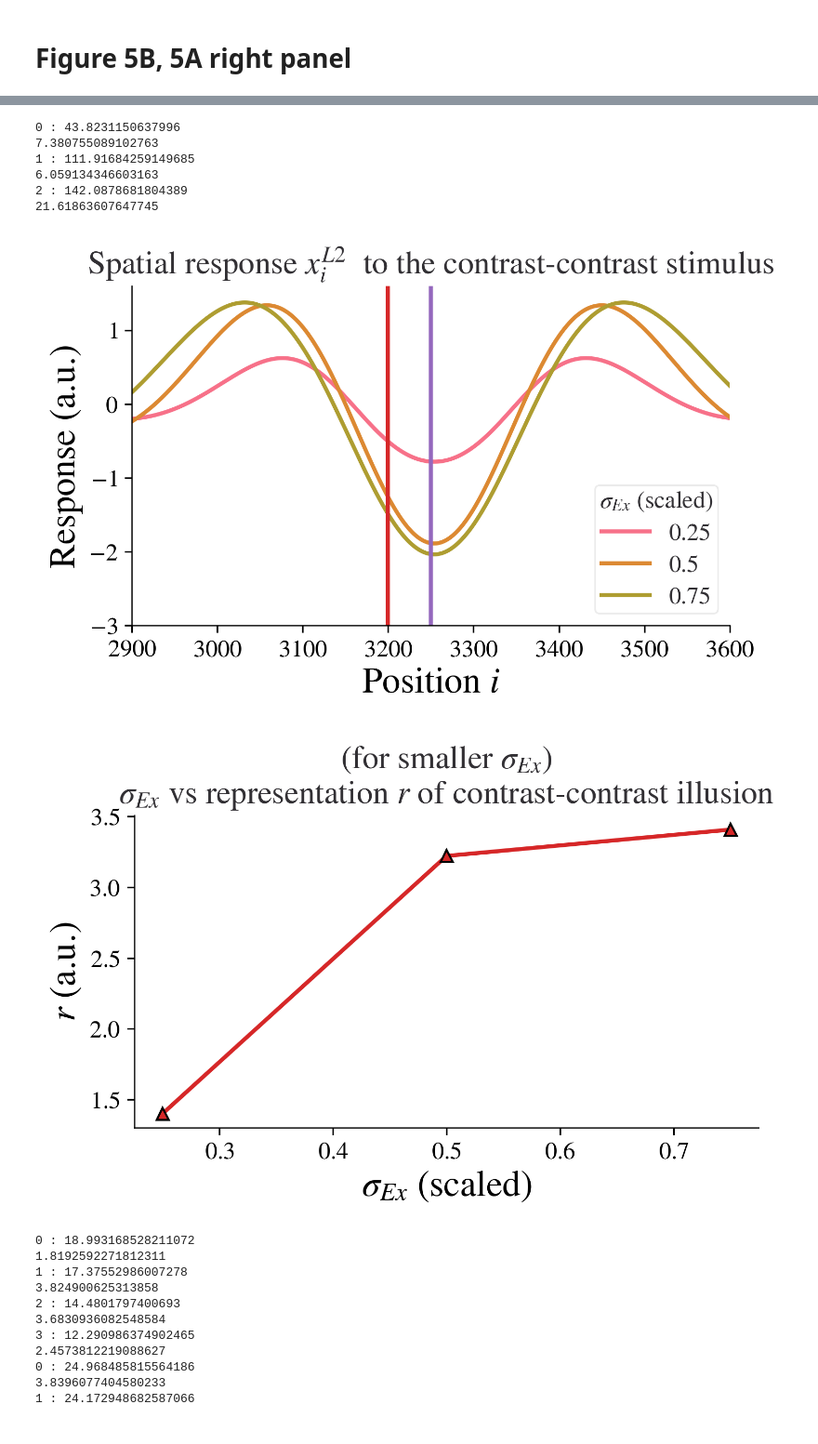
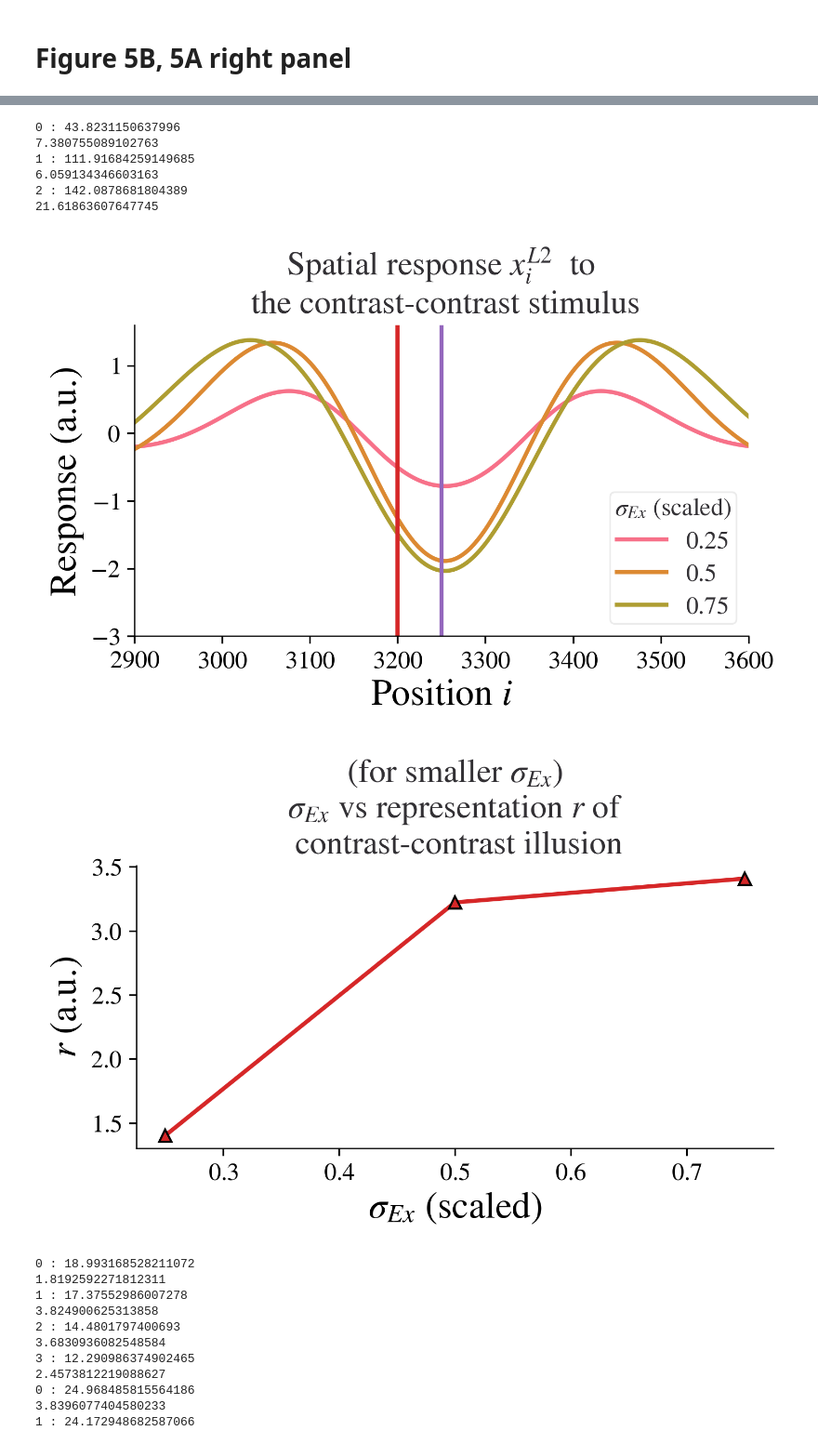
Before and after one commit to JiatingZhu/2LMotifVisNet, a Jupyter notebook: Simulation/contrast_part2.ipynb, the cells around one changed output, grey strips where cells are left out. Shown at 93% size. Saved outputs shown, nothing was run; the diff lists cells and outputs as text; code cells hidden in the pictures.

```diff
--- a/Simulation/contrast_part2.ipynb
+++ b/Simulation/contrast_part2.ipynb
@@ -692,41 +692,41 @@ plt.legend(title='$\sigma_{Ex}$ (scaled)',loc='lower right',fontsize=12, title_f
 
 plt.xlim(mark_pos-300,mark_pos+400 )
 plt.ylim([-3, 1.6])
-plt.title('Spatial response $x^{L2}_{i}$  to the contrast-contrast stimulus', loc='center',fontsize=16 )
+plt.title('Spatial response $x^{L2}_{i}$  to \n the contrast-contrast stimulus', loc='center',fontsize=16 )
 
 
 plt.tight_layout()
 plt.savefig(os.path.join(fig_save_path , 'cc_sm_exc_sig_response.'+'png'), dpi=300)
 with open(os.path.join(fig_save_path , 'cc_sm_exc_sig_response.pickle'),'wb') as fid:
     fig = plt.gcf()
     pickle.dump(fig, fid)
 
 
 
 plt.figure(figsize=(s1, s2))
 
 plt.plot(this_exc_list[:3],r_list,marker='^',c='tab:red')
 plt.xlabel(r'$\sigma_{Ex}$ (scaled)')
 plt.ylabel(r'$r$ (a.u.)')
 
 plt.title('(for smaller $\sigma_{Ex}$)'+'\n' +
-          r'$\sigma_{Ex}$ vs representation $r$ of contrast-contrast illusion', loc='center',fontsize=16)
+          r'$\sigma_{Ex}$ vs representation $r$ of'+ '\n contrast-contrast illusion', loc='center',fontsize=16)
 
 
 plt.tight_layout()
 plt.savefig(os.path.join(fig_save_path , 'cc_sm_exc_sig_rep.'+'png'), dpi=300)
 with open(os.path.join(fig_save_path , 'cc_sm_exc_sig_rep.pickle'),'wb') as fid:
     fig = plt.gcf()
     pickle.dump(fig, fid)
 # %% [output]
 0 : 43.8231150637996
 7.380755089102763
 1 : 111.91684259149685
 6.059134346603163
 2 : 142.0878681804389
 21.61863607647745
-[figure, old version]
+[figure, new version]
-[figure, old version]
+[figure, new version]
 # %%
 this_inh_sig_list = [0.75,1,1.25,1.5,1.75,2]#,
 this_exc_sig_list = [0.75,1,1.25,1.5]
```
Also changed, not shown: parts of 1 cell of this notebook, 2 other files.
